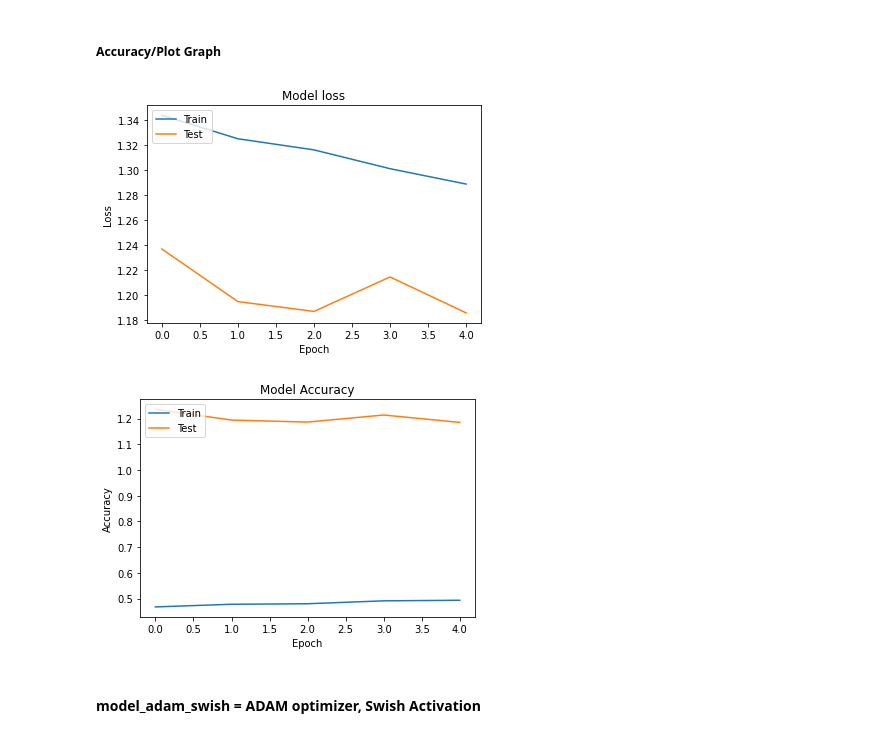
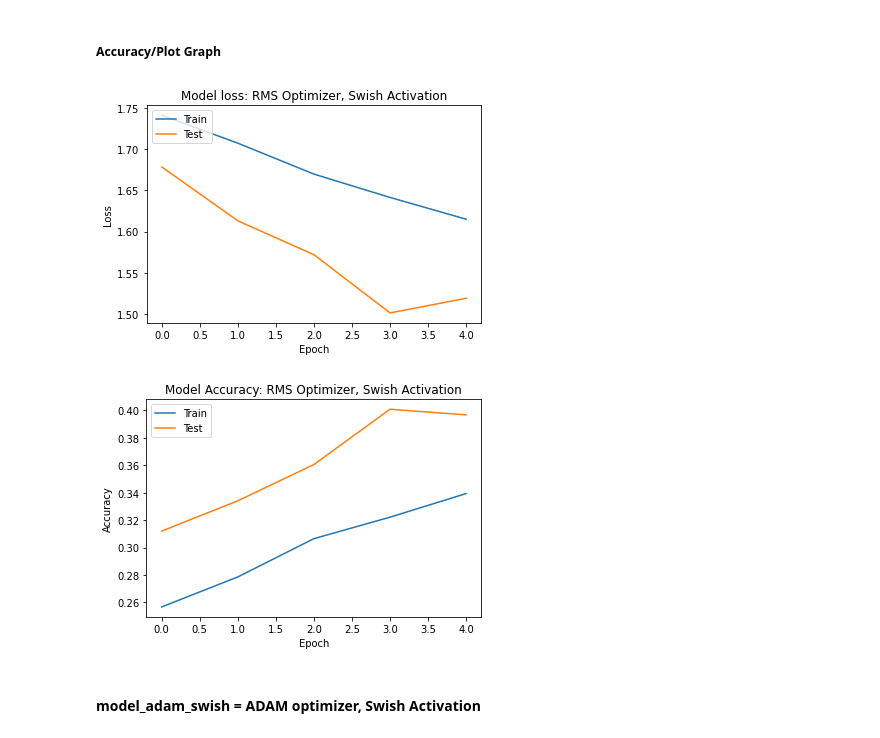
Before and after one commit to DigitalGoldRush/Project-2-Emotional-recognition, a Jupyter notebook: emotion_recognition_model_test_final_v2.ipynb, the cells around one changed output. Saved outputs shown, nothing was run; the diff lists cells and outputs as text; code cells hidden in the pictures.

```diff
--- a/emotion_recognition_model_test_final_v2.ipynb
+++ b/emotion_recognition_model_test_final_v2.ipynb
@@ -336,6 +366,6 @@ model_swish.summary()
 # %%
 # Fit the model
-history = model.fit(train_generator,
+history_swish = model_swish.fit(train_generator,
                    epochs=5,
                    verbose=1,
                    validation_data=validation_generator,
@@ -366,31 +396,31 @@ Model_swish Loss: 1.1854557991027832, Model_swish Accuracy: 0.5316258668899536
 # Plot the loss function for the model
 import matplotlib.pyplot as plt
 
-plt.plot(history.history['loss'], label='train')
-plt.plot(history.history['val_loss'], label='test')
+plt.plot(history_swish.history['loss'], label='train')
+plt.plot(history_swish.history['val_loss'], label='test')
 
-plt.title('Model loss')
+plt.title('Model loss: RMS Optimizer, Swish Activation')
 plt.ylabel('Loss')
 plt.xlabel('Epoch')
 plt.legend(['Train', 'Test'], loc='upper left')
 plt.show()
 # %% [output]
-[figure, old version]
+[figure, new version]
 # %%
 # Plot the accuracy function for the model
 import matplotlib.pyplot as plt
 
-plt.plot(history.history['accuracy'], label='train')
-plt.plot(history.history['val_loss'], label='test')
+plt.plot(history_swish.history['accuracy'], label='train')
+plt.plot(history_swish.history['val_accuracy'], label='test')
 
-plt.title('Model Accuracy')
+plt.title('Model Accuracy: RMS Optimizer, Swish Activation')
 plt.ylabel('Accuracy')
 plt.xlabel('Epoch')
 plt.legend(['Train', 'Test'],
             loc='upper left')
 plt.show()
 # %% [output]
-[figure, old version]
+[figure, new version]
 # %% [markdown]
 #### model_adam_swish = ADAM optimizer, Swish Activation
 # %%
```
Also changed, not shown: parts of 38 cells of this notebook.
